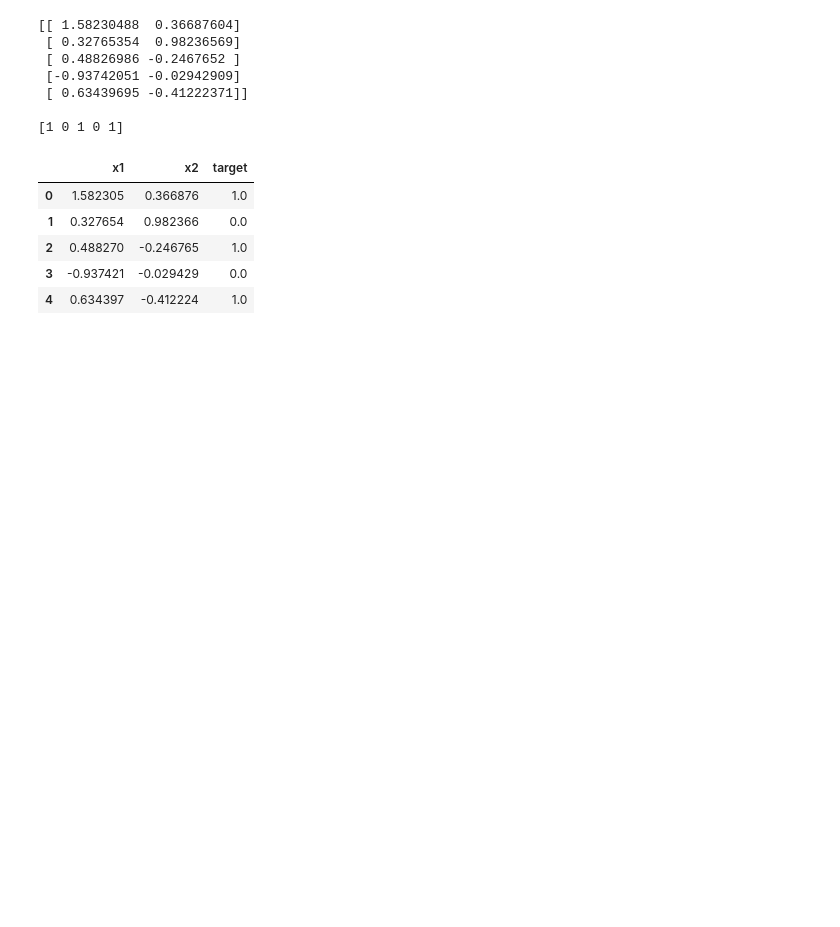
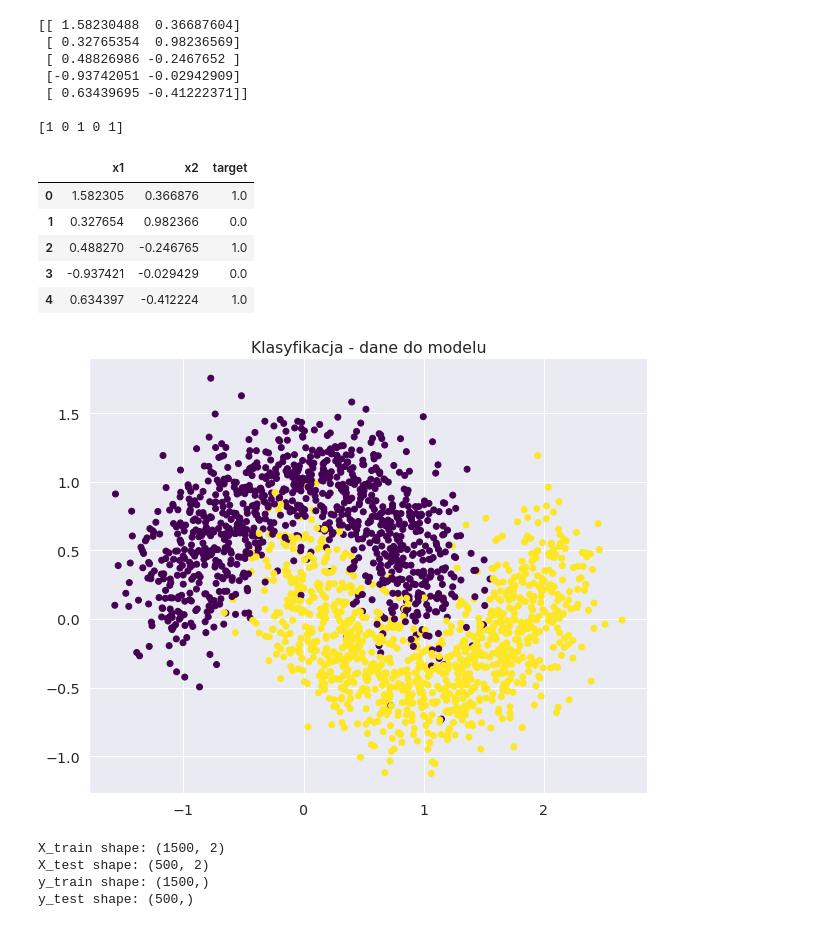
Before and after one commit to adrian5520/Machine-learning, a Jupyter notebook: supervised/04_model_selection.ipynb, the cells around one changed output. Cells and saved outputs as stored; diff of their text form; code cells hidden in the pictures; blank space fills up the shorter version.

```diff
--- a/supervised/04_model_selection.ipynb
+++ b/supervised/04_model_selection.ipynb
@@ -35,3 +35,24 @@ df.head()
 | 2 | 0.488270 | -0.246765 | 1.0 |
 | 3 | -0.937421 | -0.029429 | 0.0 |
 | 4 | 0.634397 | -0.412224 | 1.0 |
+# %%
+plt.figure(figsize=(10, 8))
+plt.scatter(data[:, 0], data[:, 1], c=target, cmap='viridis')
+plt.title('Klasyfikacja - dane do modelu')
+plt.show()
+# %% [output]
+[figure, added]
+# %%
+from sklearn.model_selection import train_test_split
+
+X_train, X_test, y_train, y_test = train_test_split(data, target)
+
+print(f'X_train shape: {X_train.shape}')
+print(f'X_test shape: {X_test.shape}')
+print(f'y_train shape: {y_train.shape}')
+print(f'y_test shape: {y_test.shape}')
+# %% [output]
+X_train shape: (1500, 2)
+X_test shape: (500, 2)
+y_train shape: (1500,)
+y_test shape: (500,)
```
Also changed, not shown: parts of 17 cells of this notebook.
